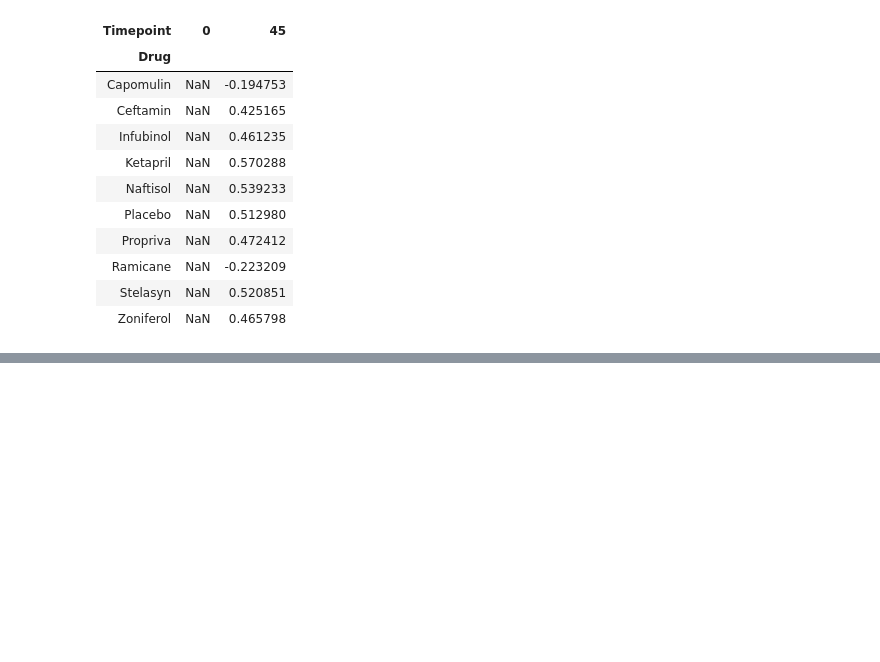
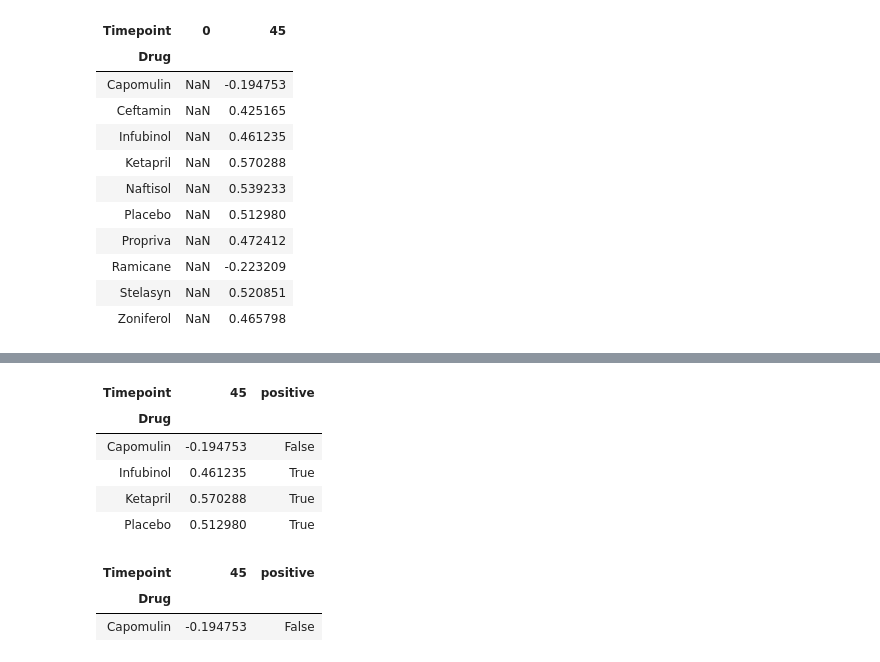
Before and after one commit to ejmayer/matplotlib-challenge, a Jupyter notebook: Pymaceuticals.ipynb, the cells around one changed output, grey strips where cells are left out. Saved outputs shown, nothing was run; the diff lists cells and outputs as text; code cells hidden in the pictures; blank space fills up the shorter version.

```diff
--- a/Pymaceuticals.ipynb
+++ b/Pymaceuticals.ipynb
@@ -807,0 +561,18 @@ for drug in avg_tumor_vol["Drug"]:
+# %%
+requested_per_change_tumor.drop([0], axis=1, inplace=True)
+requested_per_change_tumor["positive"] = requested_per_change_tumor[45] > 0
+requested_per_change_tumor
+# %% [output]
+| Timepoint | 45 | positive |
+| Drug |  |  |
+| Capomulin | -0.194753 | False |
+| Infubinol | 0.461235 | True |
+| Ketapril | 0.570288 | True |
+| Placebo | 0.512980 | True |
+# %%
+passing_drug = requested_per_change_tumor[requested_per_change_tumor[45] < 0]
+passing_drug
+# %% [output]
+| Timepoint | 45 | positive |
+| Drug |  |  |
+| Capomulin | -0.194753 | False |
```
Also changed, not shown: parts of 50 cells of this notebook, 2 other files.
